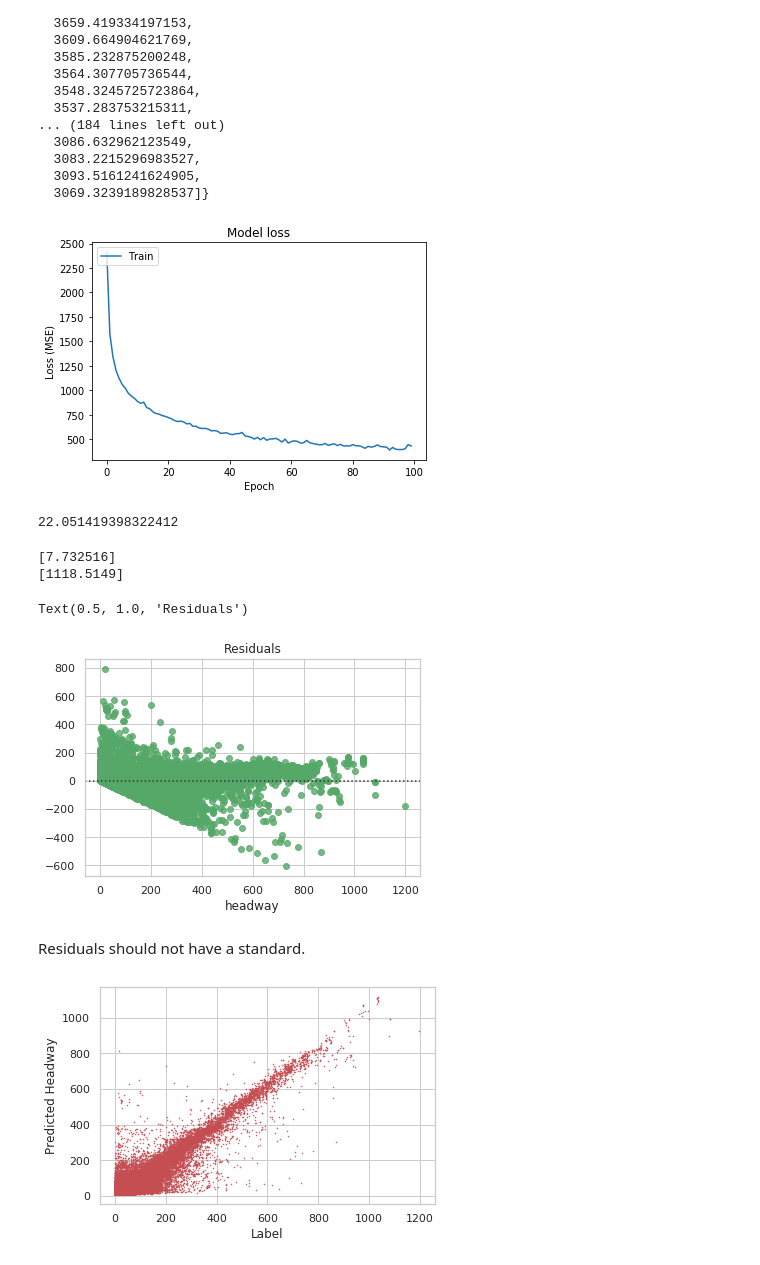
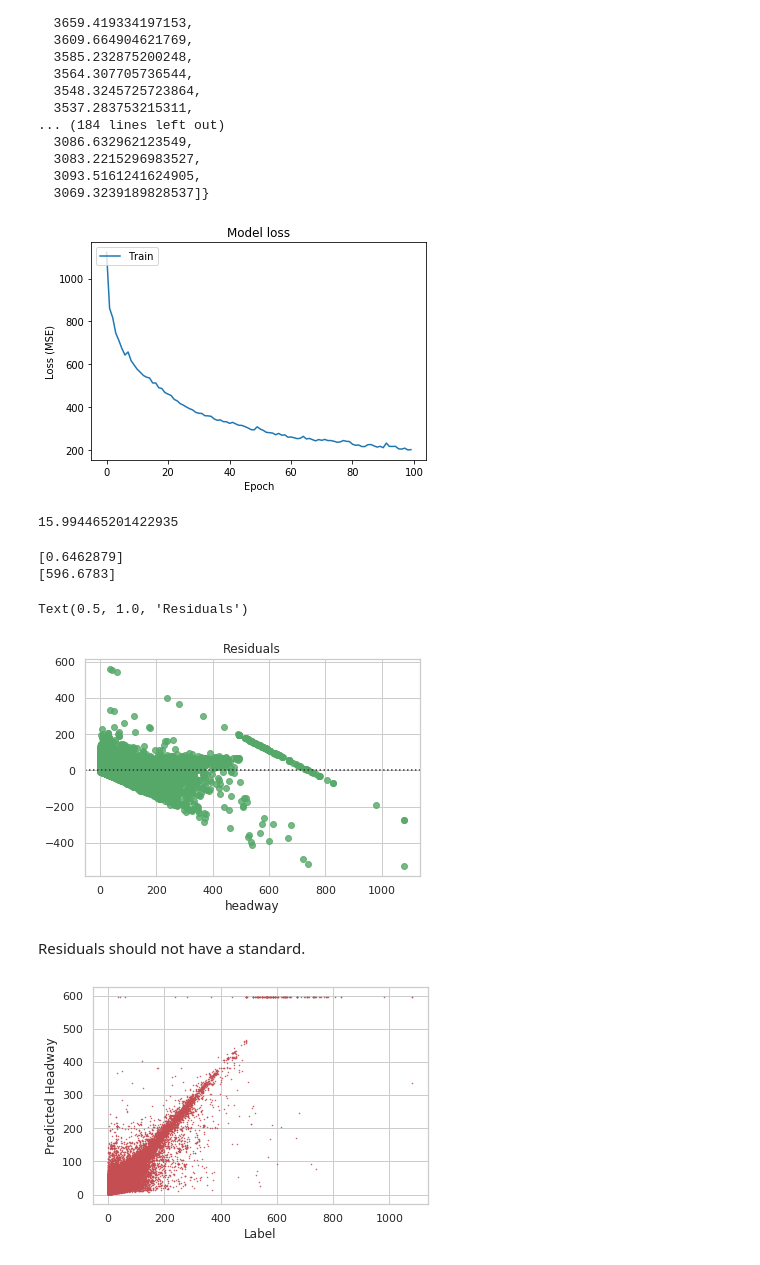
Before and after one commit to veruskasantos/INESProject, a Jupyter notebook: workspace/Model Prediction/Testing models/ANN/ANN.ipynb, the cells around one changed output. Saved outputs shown, nothing was run; the diff lists cells and outputs as text; code cells hidden in the pictures.

Commit message:
Testing with data (waze by hour and default) and without higher headway.

```diff
--- a/workspace/Model Prediction/Testing models/ANN/ANN.ipynb
+++ b/workspace/Model Prediction/Testing models/ANN/ANN.ipynb
@@ -35,0 +36,4 @@ data.head()
+# %%
+# FILTERING HIGHER HEADWAYS (2% of the data)
+two_hours = 120
+data = data[data.headway <= two_hours]
@@ -384,20 +421,23 @@ plt.xlabel('Epoch')
 plt.legend(['Train', 'Test'], loc='upper left')
 plt.show()
 # %% [output]
-[figure, old version]
+[figure, new version]
 # %%
+# Testing
+# ann_load = joblib.load('Saved_ANN_40_h_less_than_2.pkl')
+
 pred = model.predict(test_X)
 mse = mean_squared_error(test_Y, pred)
 rmse_ann = np.sqrt(mse)
 print(rmse_ann)
 # %% [output]
-22.051419398322412
+15.994465201422935
 # %%
 print(min(pred))
 print(max(pred))
 # %% [output]
-[7.732516]
-[1118.5149]
+[0.6462879]
+[596.6783]
 # %%
 sns.set(style="whitegrid")
 
@@ -405,18 +445,18 @@ sns.set(style="whitegrid")
 sns.residplot(test_Y, pred, color="g").set_title('Residuals')
 # %% [output]
 Text(0.5, 1.0, 'Residuals')
-[figure, old version]
+[figure, new version]
 # %% [markdown]
 Residuals should not have a standard.
 # %%
 # Print all error to see if there is standard or some big outliers
 plt.figure()
 plt.plot(test_Y, pred, 'ro', ms=0.5)
-plt.xlabel('Label')
+plt.xlabel('Headway (Label)')
 plt.ylabel('Predicted Headway')
 plt.show()
 # %% [output]
-[figure, old version]
+[figure, new version]
 # %%
 diff = test_Y - np.array(pred).flatten()
 num_bins = 10
```
Also changed, not shown: parts of 14 cells of this notebook, 4 other files.
